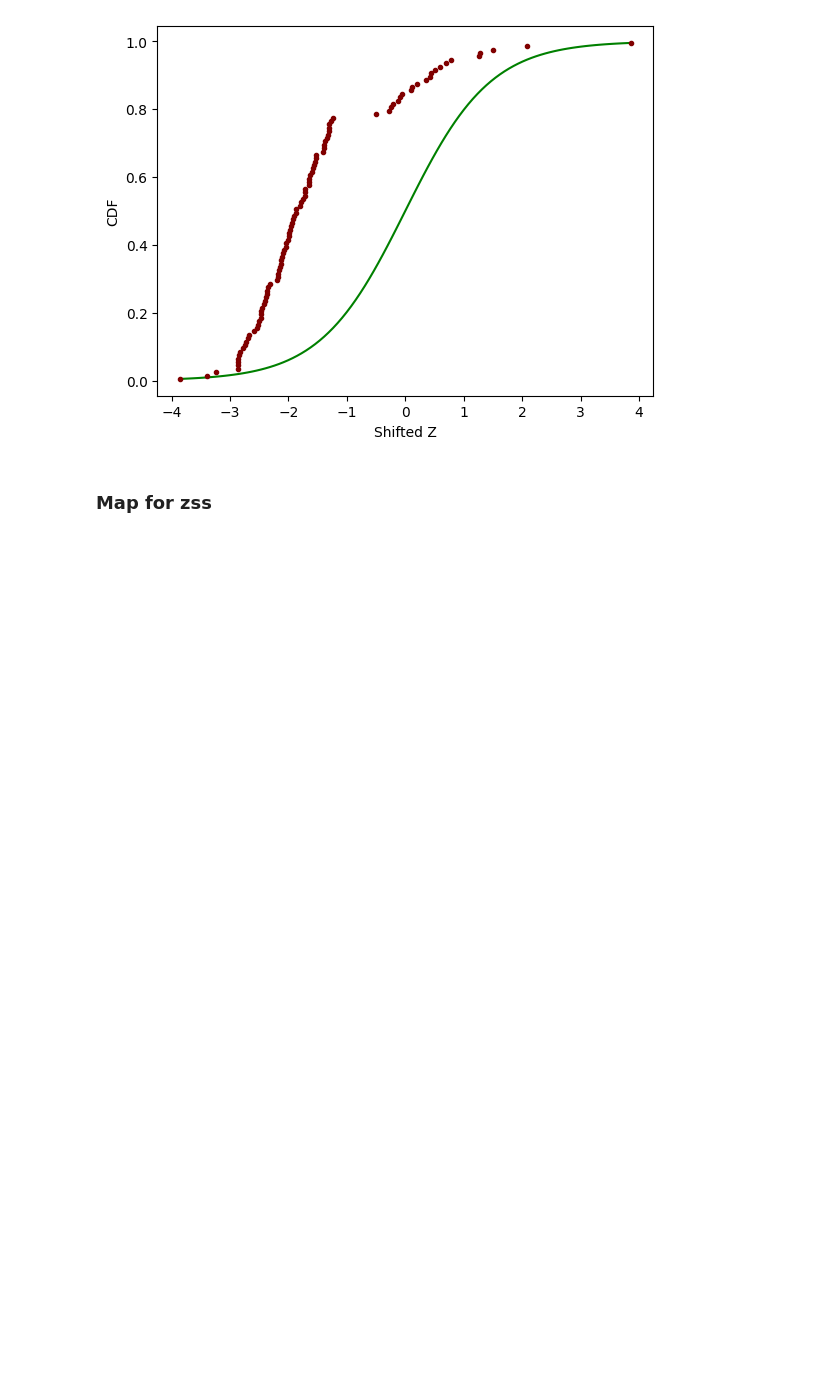
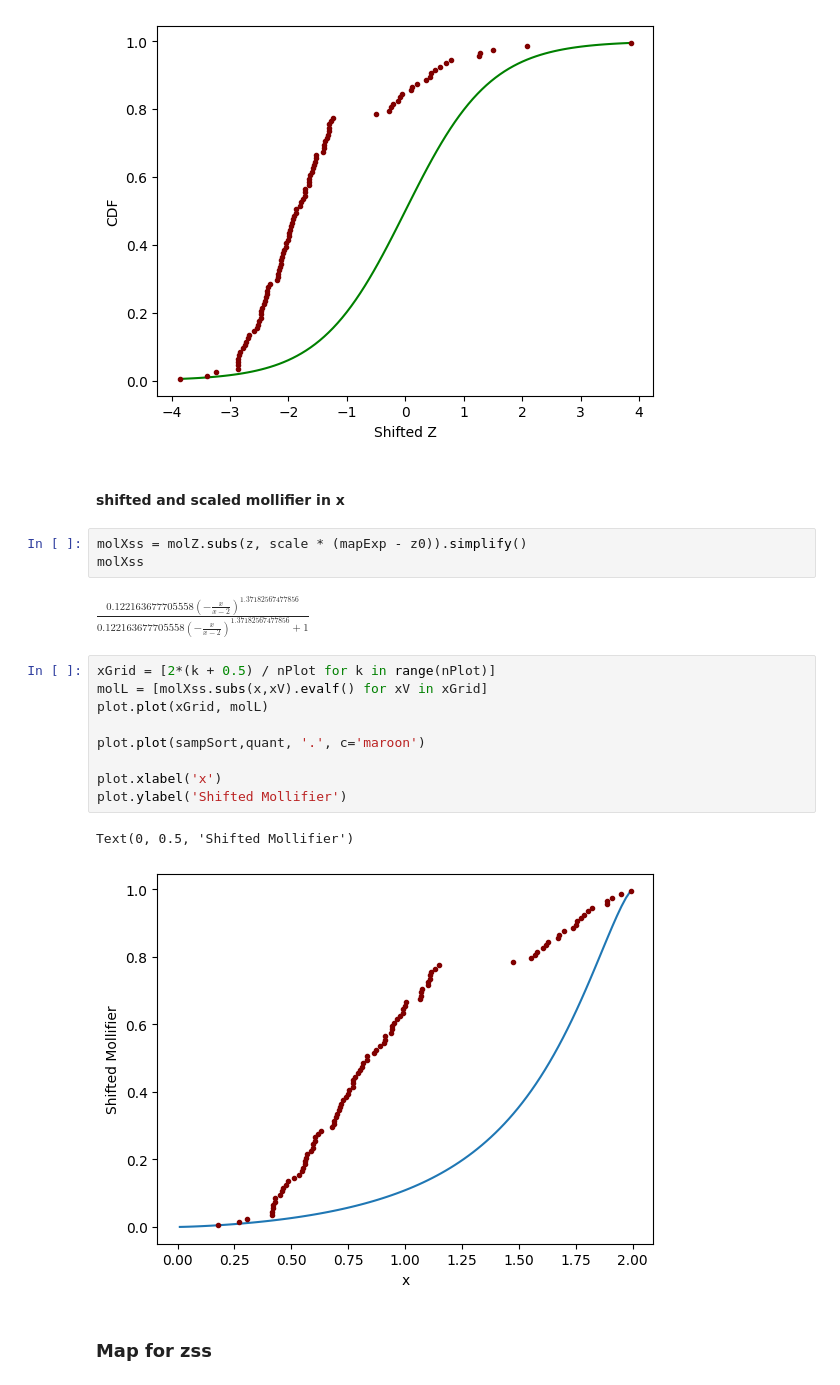
Before and after one commit to DesignToolInvestor/ManetSim, a Jupyter notebook: 2dDist/Worksheets/dist_b_fit.ipynb, the cells around one changed output. Saved outputs shown, nothing was run; the diff lists cells and outputs as text; blank space fills up the shorter version.

```diff
--- a/2dDist/Worksheets/dist_b_fit.ipynb
+++ b/2dDist/Worksheets/dist_b_fit.ipynb
@@ -171,6 +195,25 @@ plot.ylabel('CDF')
 # %% [output]
 Text(0, 0.5, 'CDF')
 [figure]
+# %% [markdown]
+#### shifted and scaled mollifier in x
+# %%
+molXss = molZ.subs(z, scale * (mapExp - z0)).simplify()
+molXss
+# %% [output]
+$\displaystyle \frac{0.122163677705558 \left(- \frac{x}{x - 2}\right)^{1.37182567477856}}{0.122163677705558 \left(- \frac{x}{x - 2}\right)^{1.37182567477856} + 1}$
+# %%
+xGrid = [2*(k + 0.5) / nPlot for k in range(nPlot)]
+molL = [molXss.subs(x,xV).evalf() for xV in xGrid]
+plot.plot(xGrid, molL)
+
+plot.plot(sampSort,quant, '.', c='maroon')
+
+plot.xlabel('x')
+plot.ylabel('Shifted Mollifier')
+# %% [output]
+Text(0, 0.5, 'Shifted Mollifier')
+[figure, added]
 # %% [markdown]
 ### Map for zss
 # %%
```
Also changed, not shown: parts of 34 cells of this notebook, 3 other files.
